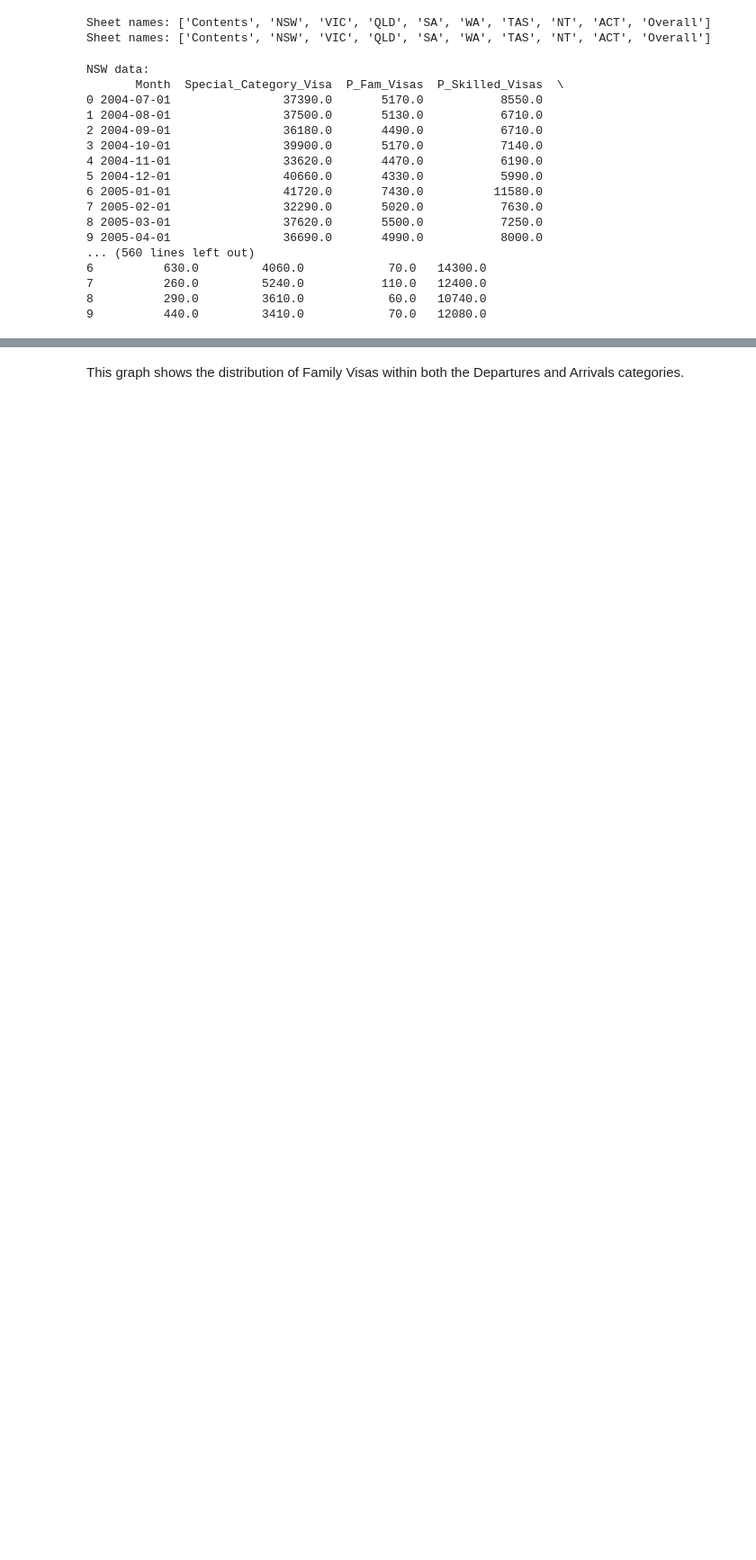
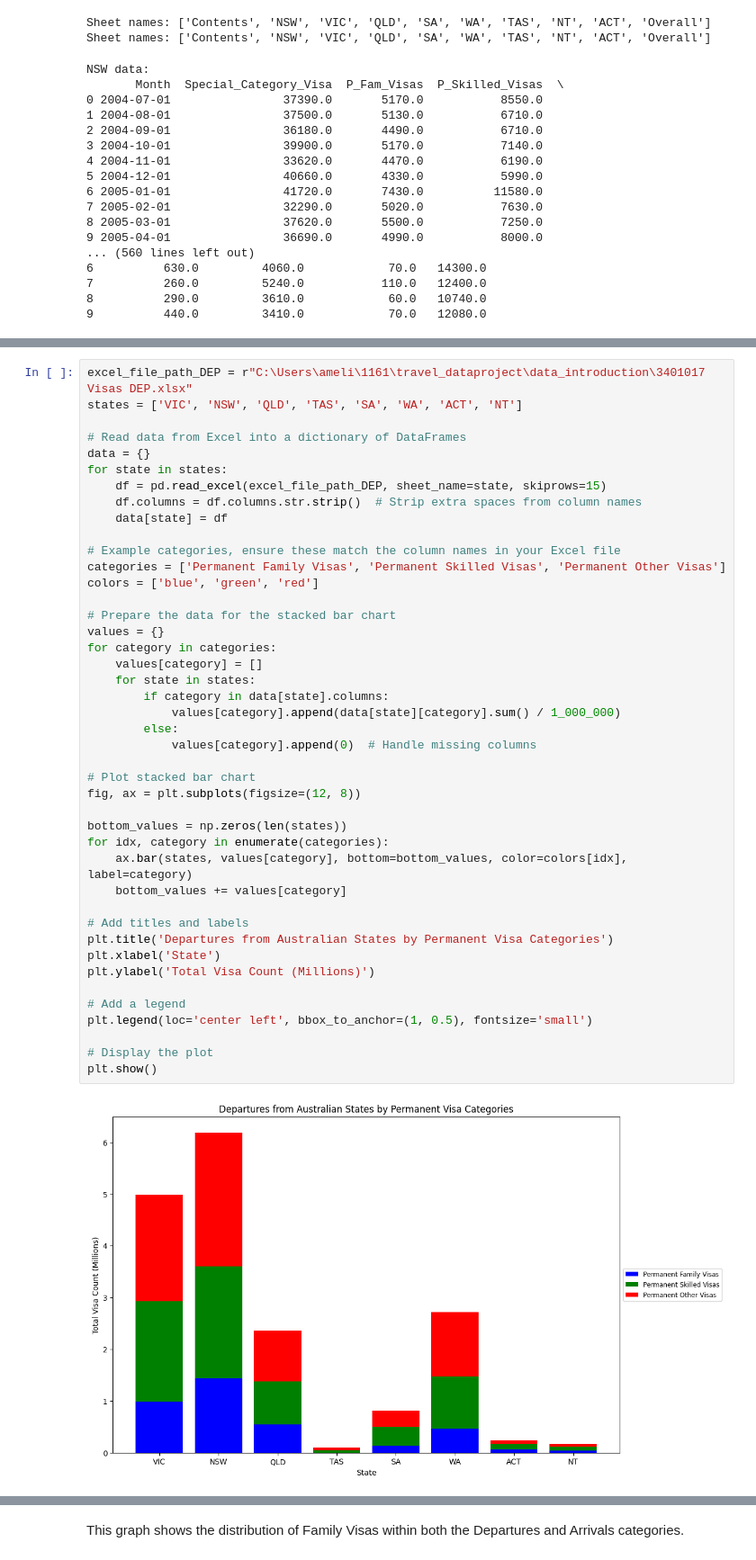
Before and after one commit to amelia-hov/travel_dataproject, a Jupyter notebook: data_introduction/Travel_Data_Project.ipynb, the cells around one changed output, grey strips where cells are left out. Shown at 90% size. Cells and saved outputs as stored; diff of their text form; blank space fills up the shorter version.

```diff
--- a/data_introduction/Travel_Data_Project.ipynb
+++ b/data_introduction/Travel_Data_Project.ipynb
@@ -80,3 +166,48 @@ NSW data:
+# %%
+excel_file_path_DEP = r"C:\Users\ameli\1161\travel_dataproject\data_introduction\3401017 Visas DEP.xlsx"
+states = ['VIC', 'NSW', 'QLD', 'TAS', 'SA', 'WA', 'ACT', 'NT']
+
+# Read data from Excel into a dictionary of DataFrames
+data = {}
+for state in states:
+    df = pd.read_excel(excel_file_path_DEP, sheet_name=state, skiprows=15)
+    df.columns = df.columns.str.strip()  # Strip extra spaces from column names
+    data[state] = df
+
+# Example categories, ensure these match the column names in your Excel file
+categories = ['Permanent Family Visas', 'Permanent Skilled Visas', 'Permanent Other Visas']
+colors = ['blue', 'green', 'red']
+
+# Prepare the data for the stacked bar chart
+values = {}
+for category in categories:
+    values[category] = []
+    for state in states:
+        if category in data[state].columns:
+            values[category].append(data[state][category].sum() / 1_000_000)
+        else:
+            values[category].append(0)  # Handle missing columns
+
+# Plot stacked bar chart
+fig, ax = plt.subplots(figsize=(12, 8))
+
+bottom_values = np.zeros(len(states))
+for idx, category in enumerate(categories):
+    ax.bar(states, values[category], bottom=bottom_values, color=colors[idx], label=category)
+    bottom_values += values[category]
+
+# Add titles and labels
+plt.title('Departures from Australian States by Permanent Visa Categories')
+plt.xlabel('State')
+plt.ylabel('Total Visa Count (Millions)')
+
+# Add a legend
+plt.legend(loc='center left', bbox_to_anchor=(1, 0.5), fontsize='small')
+
+# Display the plot
+plt.show()
+# %% [output]
+[figure, added]
 # %%
 plt.figure(figsize=(12, 6))
 
```
Also changed, not shown: parts of 24 cells of this notebook.
